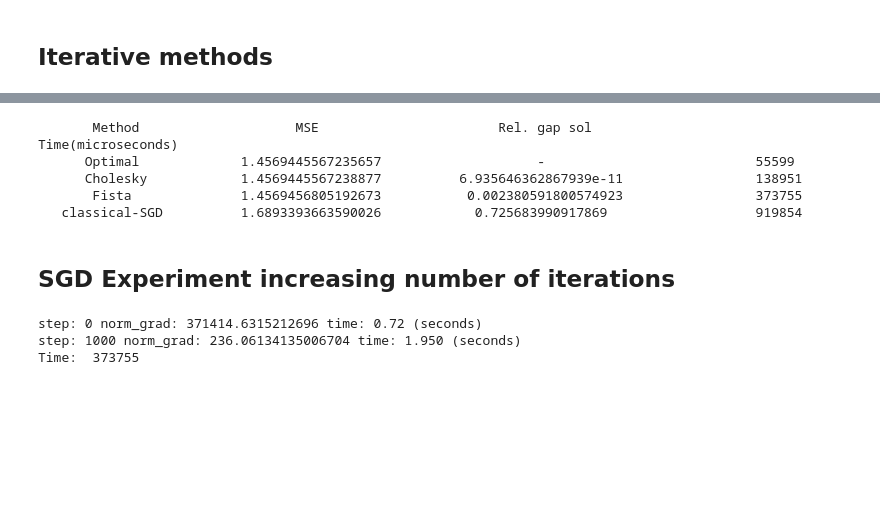
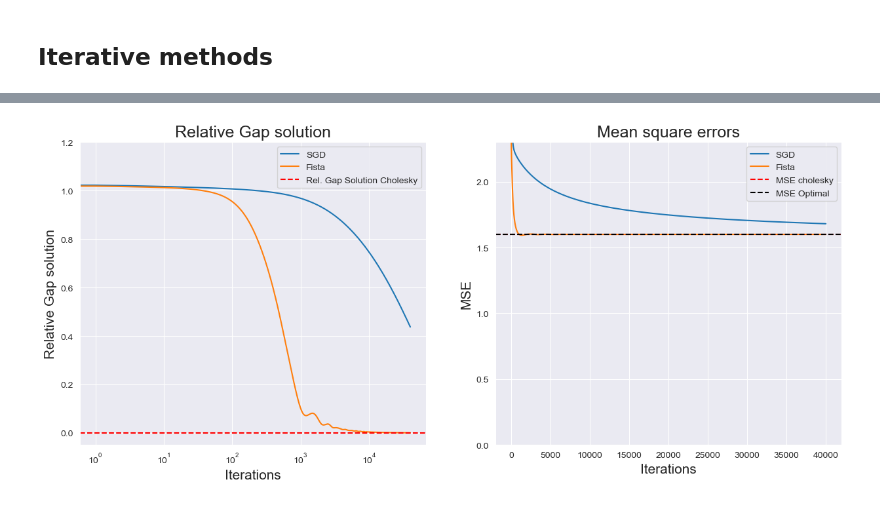
Before and after one commit to jacons/ExtremeLearningNN, a Jupyter notebook: notebook_for_test.ipynb, the cells around one changed output, grey strips where cells are left out. Cells and saved outputs as stored; diff of their text form; code cells hidden in the pictures; blank space fills up the shorter version.

Commit message:
new datas

```diff
--- a/notebook_for_test.ipynb
+++ b/notebook_for_test.ipynb
@@ -78,4 +75,5 @@ ci sono
 # %%
-sgd_gap_sol = output_sgd["results"]["Rel_Gap_Sol"].tail(1).values[0]
-results["classical-SGD"] = get_results(classical_sgd, tr_x, tr_y), sgd_gap_sol, time
+sgd_gap_sol = output_sgd["metrics"]["Gap_Sol"].tail(1).values[0]
+sgd_gap_pred = output_sgd["metrics"]["Gap_Pred"].tail(1).values[0]
+results["classical-SGD"] = get_results(classical_sgd, tr_x, tr_y), sgd_gap_sol, sgd_gap_pred, time
 # %%
@@ -87,5 +89,4 @@ Relative Gap Sol:  0.725683990917869
 # %%
 output_fista = fit_fista(x_train=tr_x, y_train=tr_y, lambda_=LAMBDA_REG, max_inters=MAX_ITER,
-                  eps=PRECISION, resevoir=resevoir, w_star=w_star.T, verbose=True)
-fista = output_fista["model"]
-time = output_fista["elapsed_time"]
+                  eps=PRECISION, resevoir=resevoir, w_star=w_star.T, f_star=f_star, mode="verbose")
+fista, time = output_fista["model"], output_fista["elapsed_time"]
@@ -94,4 +93,5 @@ Converged in 21023 iterations. Norm grad: 0.09996939999908419
 # %%
-fista_gap_sol = output_fista["results"]["Rel_Gap_Sol"].tail(1).values[0]
-results["Fista"] = get_results(fista, tr_x, tr_y), fista_gap_sol, time
+fista_gap_sol = output_fista["metrics"]["Gap_Sol"].tail(1).values[0]
+fista_gap_pred = output_fista["metrics"]["Gap_Pred"].tail(1).values[0]
+results["FISTA"] = get_results(fista, tr_x, tr_y), fista_gap_sol, fista_gap_pred, time
 # %%
@@ -147,21 +107,27 @@ plt.show()
-# %%
-print(f"{'Method' : ^20}{'MSE' : ^30}{'Rel. gap sol' : ^30}{'Time(microseconds)' : ^30}")
-
-for k,v in results.items():
-    print(f"{k : ^20}{v[0]:^30}{v[1] : ^30}{v[2] : ^30}")
-# %% [output]
-       Method                    MSE                       Rel. gap sol               Time(microseconds)
-      Optimal             1.4569445567235657                    -                           55599
-      Cholesky            1.4569445567238877          6.935646362867939e-11                 138951
-       Fista              1.4569456805192673           0.002380591800574923                 373755
-   classical-SGD          1.6893393663590026            0.725683990917869                   919854
-# %% [markdown]
-## SGD Experiment increasing number of iterations
-# %%
-output_sgd = fit_sgd(x_train=tr_x, y_train=tr_y, lambda_=LAMBDA_REG, max_inters=1000000,
-                     eps=PRECISION, resevoir=resevoir, w_star=w_star.T, verbose=False, testing=True)
-print("Time: ", time)
-# %% [output]
-step: 0 norm_grad: 371414.6315212696 time: 0.72 (seconds)
-step: 1000 norm_grad: 236.06134135006704 time: 1.950 (seconds)
-Time:  373755
+# %%
+_, axs = plt.subplots(ncols=2,figsize=(15,6))
+
+sns.lineplot(data=output_sgd["metrics"], x=output_sgd["metrics"].index, y="Gap_Sol", ax=axs[0], label="SGD")
+sns.lineplot(data=output_fista["metrics"], x=output_fista["metrics"].index, y="Gap_Sol", ax=axs[0], label="Fista")
+axs[0].axhline(y=output["gap_sol"], label="Rel. Gap Solution Cholesky", color="red", linestyle="--")
+axs[0].set_title("Relative Gap solution",fontsize=18)
+axs[0].set_ylabel("Relative Gap solution",fontsize=15)
+axs[0].set_xlabel("Iterations",fontsize=15)
+axs[0].set_ylim([-0.05,1.2])
+axs[0].set_xscale("log")
+axs[0].legend()
+
+
+sns.lineplot(data=output_sgd["metrics"], x=output_sgd["metrics"].index, y="MSE", ax=axs[1], label="SGD")
+sns.lineplot(data=output_fista["metrics"], x=output_fista["metrics"].index, y="MSE", ax=axs[1], label="Fista")
+axs[1].axhline(y=results["Cholesky"][0], label="MSE cholesky", color="red", linestyle="--")
+axs[1].axhline(y=results["Optimal"][0], label="MSE Optimal", color="black", linestyle="--")
+axs[1].set_title("Mean square errors",fontsize=18)
+axs[1].set_ylabel("MSE",fontsize=15)
+axs[1].set_xlabel("Iterations",fontsize=15)
+axs[1].set_ylim([0, 2.3])
+axs[1].legend()
+
+plt.show()
+# %% [output]
+[figure, added]
```
Also changed, not shown: parts of 16 cells of this notebook, 13 other files.
